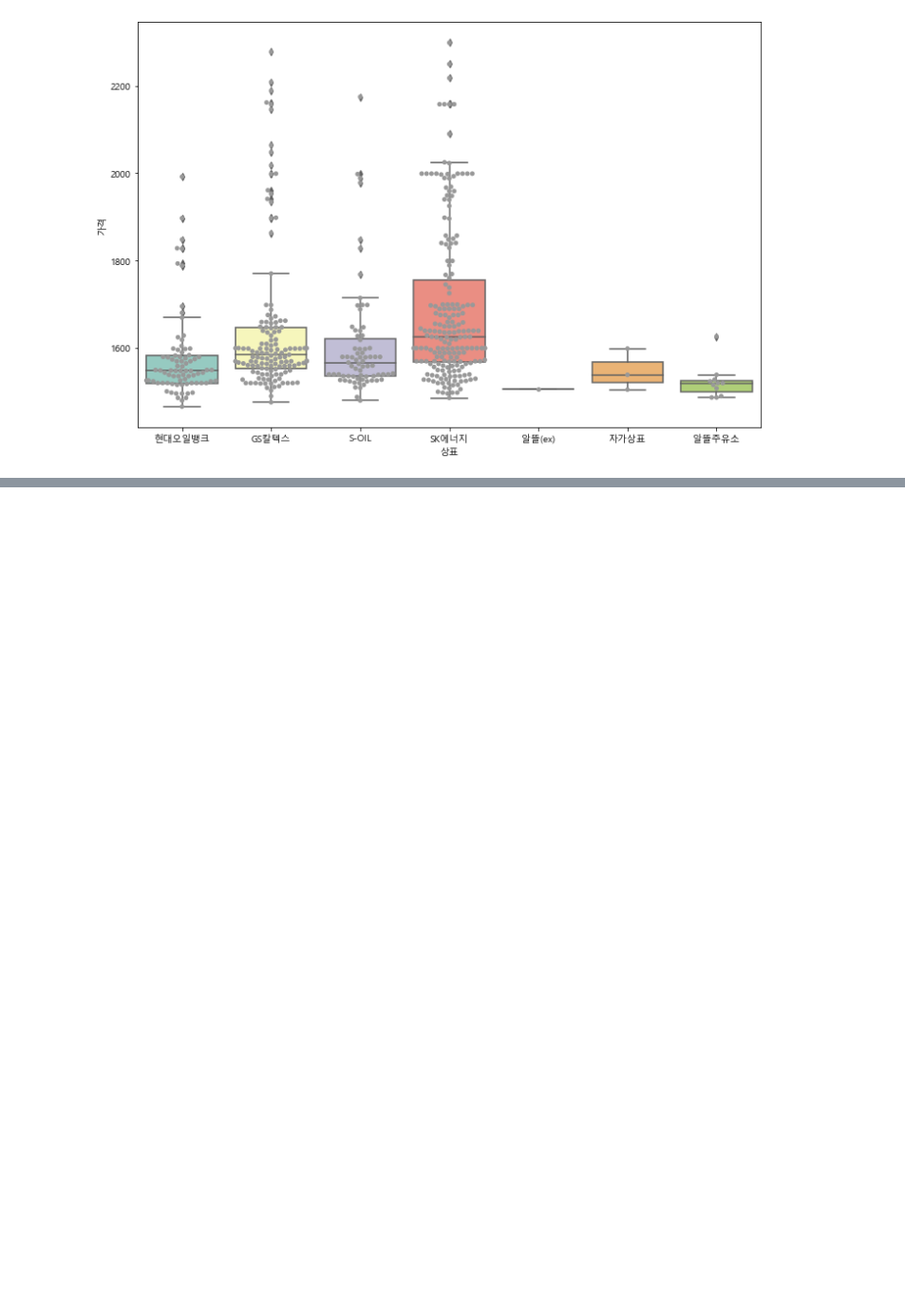
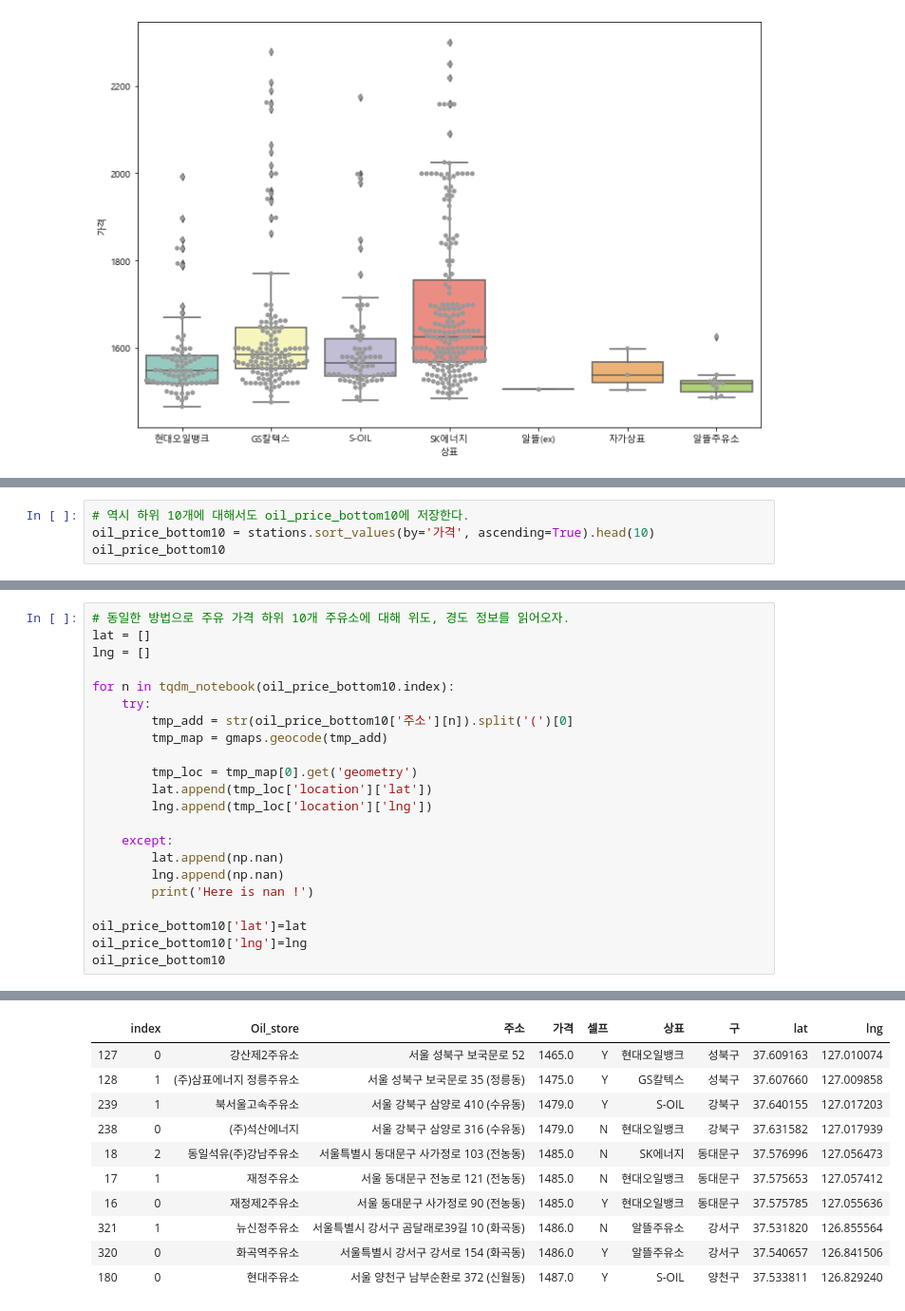
Before and after one commit to dazzul94/python_basic, a Jupyter notebook: 20190922/jupyter_04_oil_station.ipynb, the cells around one changed output, grey strips where cells are left out. Shown at 95% size. Saved outputs shown, nothing was run; the diff lists cells and outputs as text; blank space fills up the shorter version.

```diff
--- a/20190922/jupyter_04_opinet.ipynb
+++ b/20190922/jupyter_04_oil_station.ipynb
@@ -354,0 +462,4 @@ plt.show()
+# %%
+# 역시 하위 10개에 대해서도 oil_price_bottom10에 저장한다.
+oil_price_bottom10 = stations.sort_values(by='가격', ascending=True).head(10)
+oil_price_bottom10
@@ -354,0 +522,23 @@ plt.show()
+# %%
+# 동일한 방법으로 주유 가격 하위 10개 주유소에 대해 위도, 경도 정보를 읽어오자.
+lat = []
+lng = []
+
+for n in tqdm_notebook(oil_price_bottom10.index):
+    try:
+        tmp_add = str(oil_price_bottom10['주소'][n]).split('(')[0]
+        tmp_map = gmaps.geocode(tmp_add)
+
+        tmp_loc = tmp_map[0].get('geometry')
+        lat.append(tmp_loc['location']['lat'])
+        lng.append(tmp_loc['location']['lng'])
+
+    except:
+        lat.append(np.nan)
+        lng.append(np.nan)
+        print('Here is nan !')
+
+oil_price_bottom10['lat']=lat
+oil_price_bottom10['lng']=lng
+oil_price_bottom10
+# %% [output]
@@ -354,0 +546,11 @@ plt.show()
+|  | index | Oil_store | 주소 | 가격 | 셀프 | 상표 | 구 | lat | lng |
+| 127 | 0 | 강산제2주유소 | 서울 성북구 보국문로 52 | 1465.0 | Y | 현대오일뱅크 | 성북구 | 37.609163 | 127.010074 |
+| 128 | 1 | (주)삼표에너지 정릉주유소 | 서울 성북구 보국문로 35 (정릉동) | 1475.0 | Y | GS칼텍스 | 성북구 | 37.607660 | 127.009858 |
+| 239 | 1 | 북서울고속주유소 | 서울 강북구 삼양로 410 (수유동) | 1479.0 | Y | S-OIL | 강북구 | 37.640155 | 127.017203 |
+| 238 | 0 | (주)석산에너지 | 서울 강북구 삼양로 316 (수유동) | 1479.0 | N | 현대오일뱅크 | 강북구 | 37.631582 | 127.017939 |
+| 18 | 2 | 동일석유(주)강남주유소 | 서울특별시 동대문구 사가정로 103 (전농동) | 1485.0 | N | SK에너지 | 동대문구 | 37.576996 | 127.056473 |
+| 17 | 1 | 재정주유소 | 서울 동대문구 전농로 121 (전농동) | 1485.0 | N | 현대오일뱅크 | 동대문구 | 37.575653 | 127.057412 |
+| 16 | 0 | 재정제2주유소 | 서울 동대문구 사가정로 90 (전농동) | 1485.0 | Y | 현대오일뱅크 | 동대문구 | 37.575785 | 127.055636 |
+| 321 | 1 | 뉴신정주유소 | 서울특별시 강서구 곰달래로39길 10 (화곡동) | 1486.0 | N | 알뜰주유소 | 강서구 | 37.531820 | 126.855564 |
+| 320 | 0 | 화곡역주유소 | 서울특별시 강서구 강서로 154 (화곡동) | 1486.0 | Y | 알뜰주유소 | 강서구 | 37.540657 | 126.841506 |
+| 180 | 0 | 현대주유소 | 서울 양천구 남부순환로 372 (신월동) | 1487.0 | Y | S-OIL | 양천구 | 37.533811 | 126.829240 |
```
Also changed, not shown: parts of 15 cells of this notebook, 2 other files.
